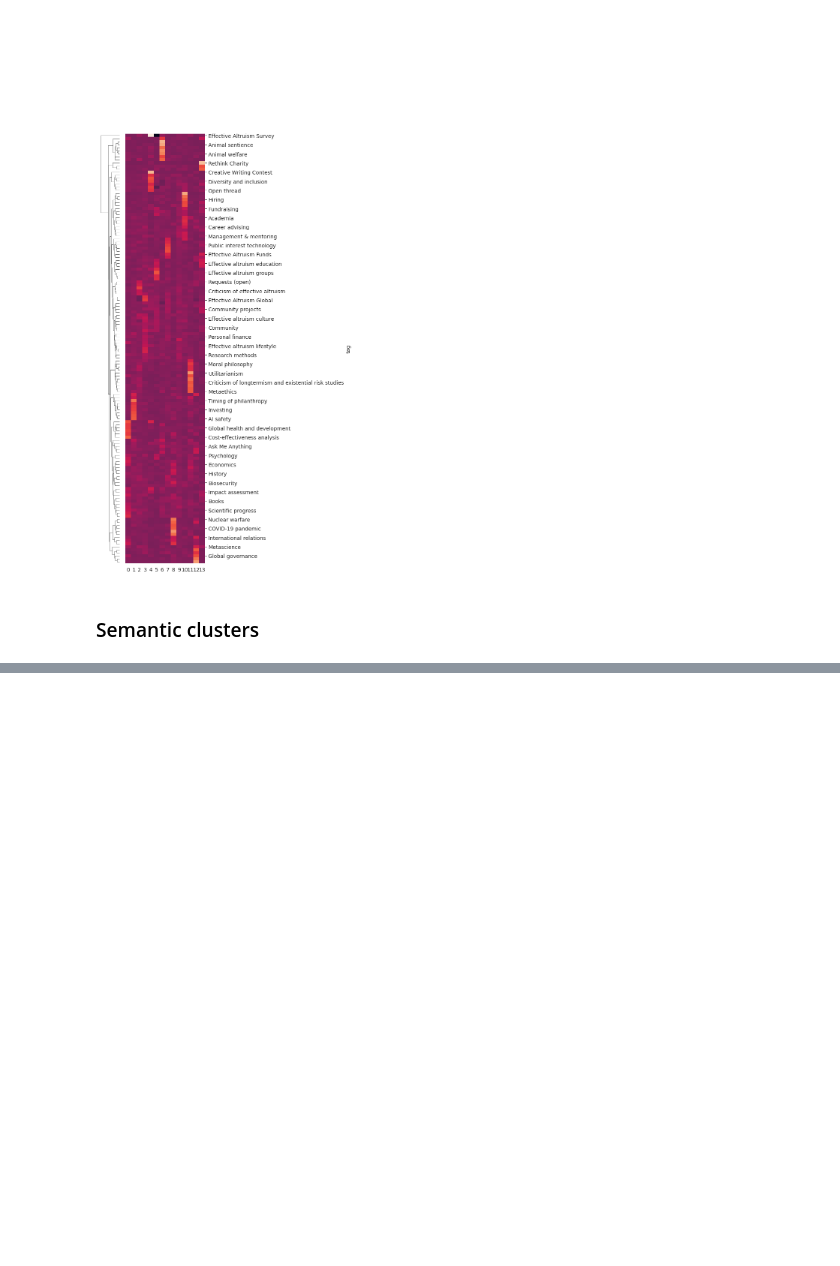
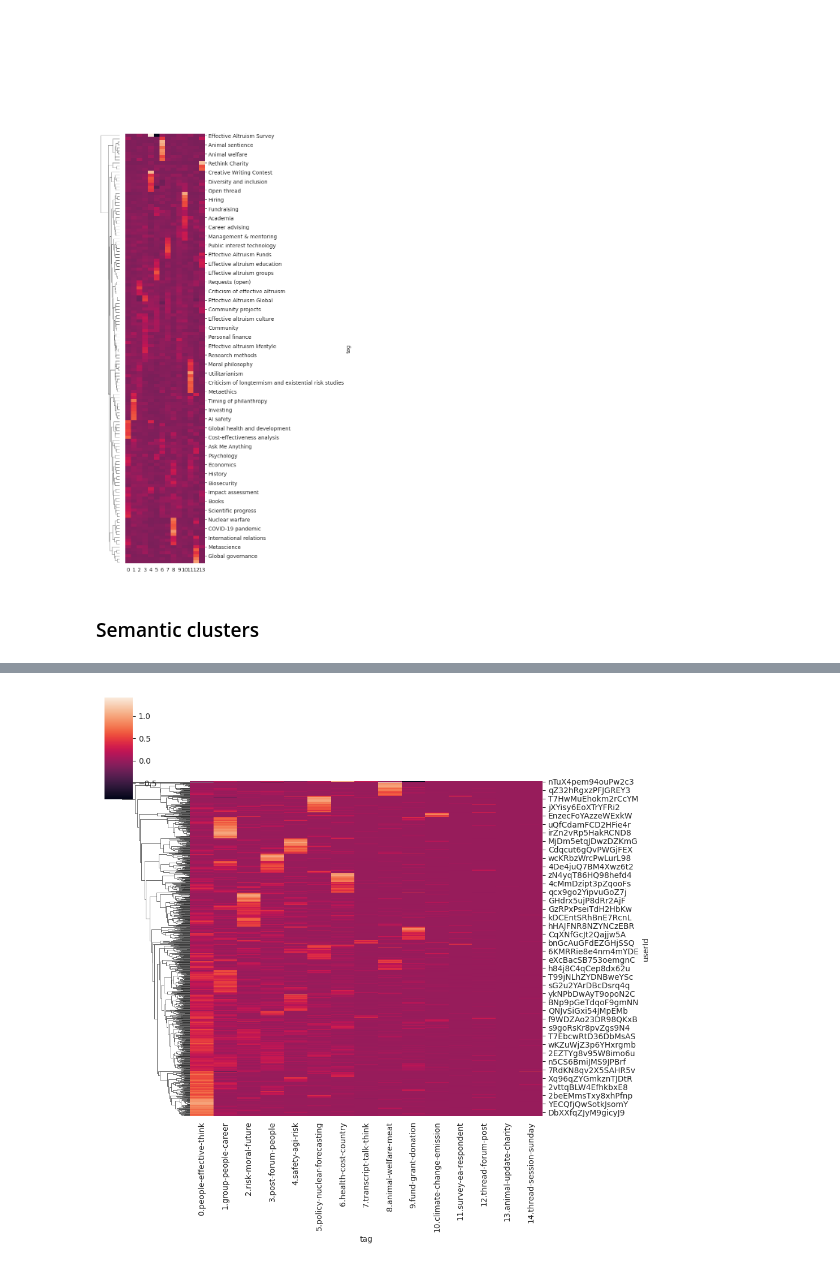
Before and after one commit to seads-org/ea-forum-experiments, a Jupyter notebook: notebooks/analysis/user_overview.ipynb, the cells around one changed output, grey strips where cells are left out. Drawn from its saved outputs; the diff is of its cells as text; code cells hidden in the pictures; blank space fills up the shorter version.

```diff
--- a/notebooks/analysis/user_overview.ipynb
+++ b/notebooks/analysis/user_overview.ipynb
@@ -592,0 +375,4 @@ Name: zLN8u2QeGKyXA2kwr, dtype: float64
+# %%
+cmap = sns.clustermap(user_specificity_to_dv_clusts, col_cluster=False)
+# %% [output]
+[figure, added]
```
Also changed, not shown: parts of 34 cells of this notebook, 4 other files.
